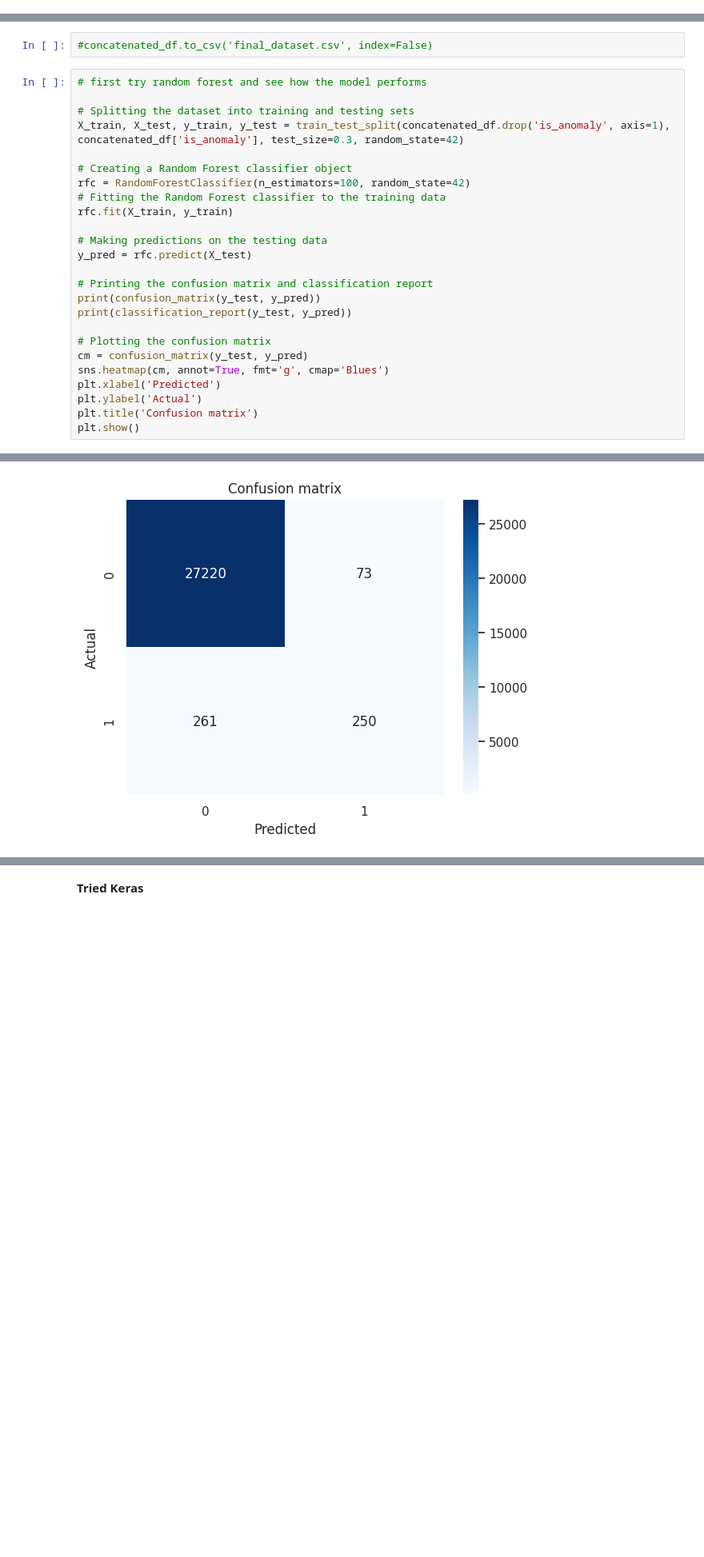
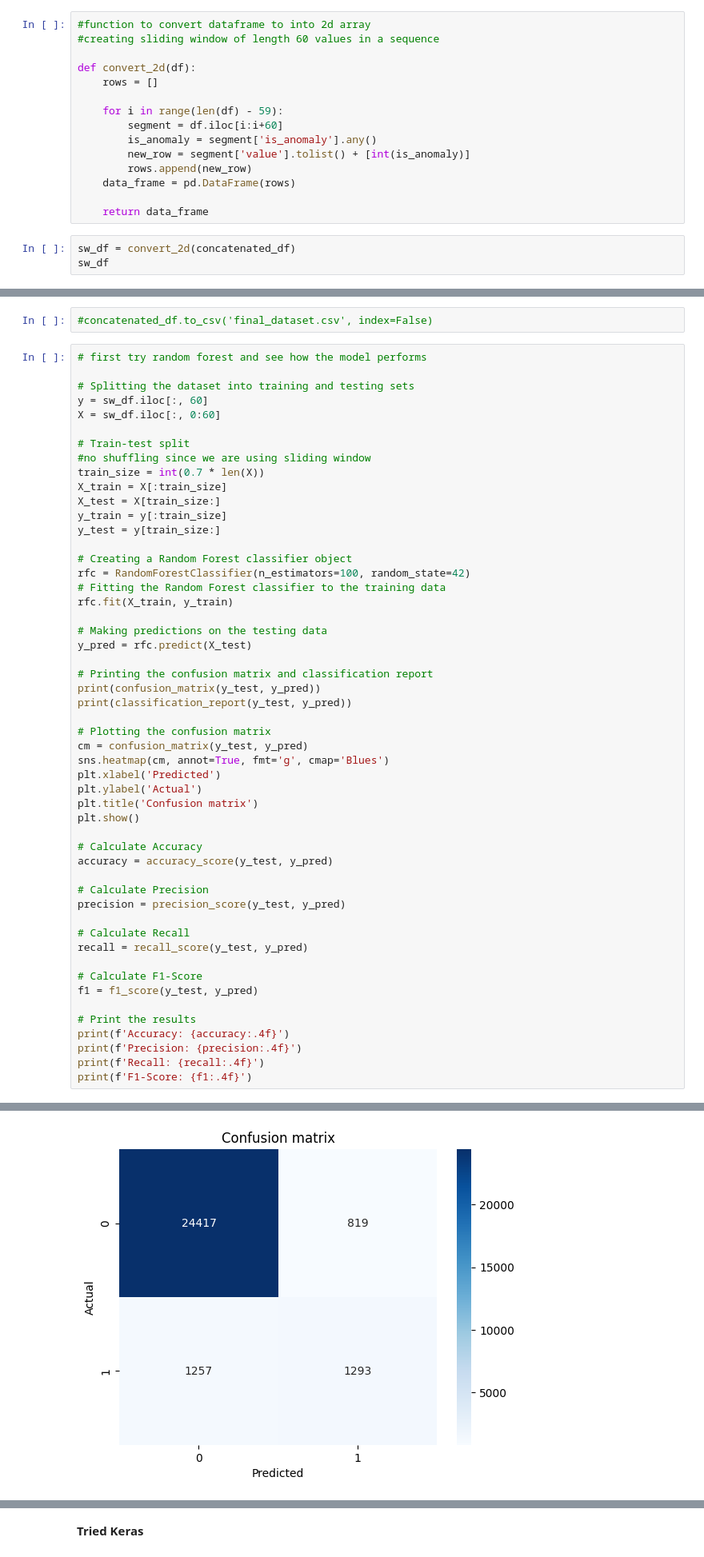
Before and after one commit to brian-x-zhang/CS7643-Anamoly, a Jupyter notebook: anomaly_detection_encoder.ipynb, the cells around one changed output, grey strips where cells are left out. Shown: that part at 80% size. Saved outputs shown, nothing was run; the diff lists cells and outputs as text; blank space fills up the shorter version.

```diff
--- a/anomaly_detection_encoder.ipynb
+++ b/anomaly_detection_encoder.ipynb
@@ -82,3 +86,21 @@ plt.ylabel('Value')
 plt.show()
 # %% [output]
 [figure]
+# %%
+#function to convert dataframe to into 2d array
+#creating sliding window of length 60 values in a sequence
+
+def convert_2d(df):
+    rows = []
+
+    for i in range(len(df) - 59):
+        segment = df.iloc[i:i+60]
+        is_anomaly = segment['is_anomaly'].any()
+        new_row = segment['value'].tolist() + [int(is_anomaly)]
+        rows.append(new_row)
+    data_frame = pd.DataFrame(rows)
+
+    return data_frame
+# %%
+sw_df = convert_2d(concatenated_df)
+sw_df
@@ -88,7 +124,16 @@ plt.show()
 # first try random forest and see how the model performs
 
 # Splitting the dataset into training and testing sets
-X_train, X_test, y_train, y_test = train_test_split(concatenated_df.drop('is_anomaly', axis=1), concatenated_df['is_anomaly'], test_size=0.3, random_state=42)
+y = sw_df.iloc[:, 60]
+X = sw_df.iloc[:, 0:60]
+
+# Train-test split
+#no shuffling since we are using sliding window
+train_size = int(0.7 * len(X))
+X_train = X[:train_size]
+X_test = X[train_size:]
+y_train = y[:train_size]
+y_test = y[train_size:]
 
 # Creating a Random Forest classifier object
 rfc = RandomForestClassifier(n_estimators=100, random_state=42)
@@ -109,4 +154,22 @@ plt.xlabel('Predicted')
 plt.ylabel('Actual')
 plt.title('Confusion matrix')
 plt.show()
+
+# Calculate Accuracy
+accuracy = accuracy_score(y_test, y_pred)
+
+# Calculate Precision
+precision = precision_score(y_test, y_pred)
+
+# Calculate Recall
+recall = recall_score(y_test, y_pred)
+
+# Calculate F1-Score
+f1 = f1_score(y_test, y_pred)
+
+# Print the results
+print(f'Accuracy: {accuracy:.4f}')
+print(f'Precision: {precision:.4f}')
+print(f'Recall: {recall:.4f}')
+print(f'F1-Score: {f1:.4f}')
 # %% [output]
@@ -123 +186 @@ weighted avg       0.99      0.99      0.99     27804
-[figure, old version]
+[figure, new version]
```
Also changed, not shown: parts of 14 cells of this notebook.
